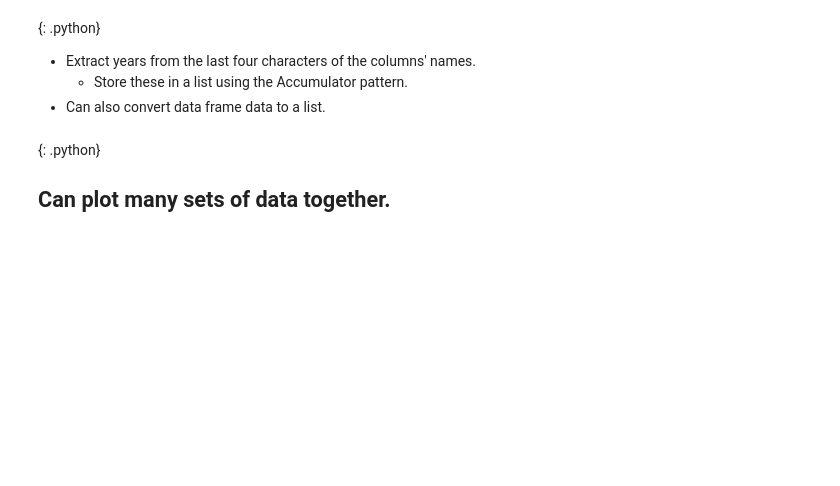
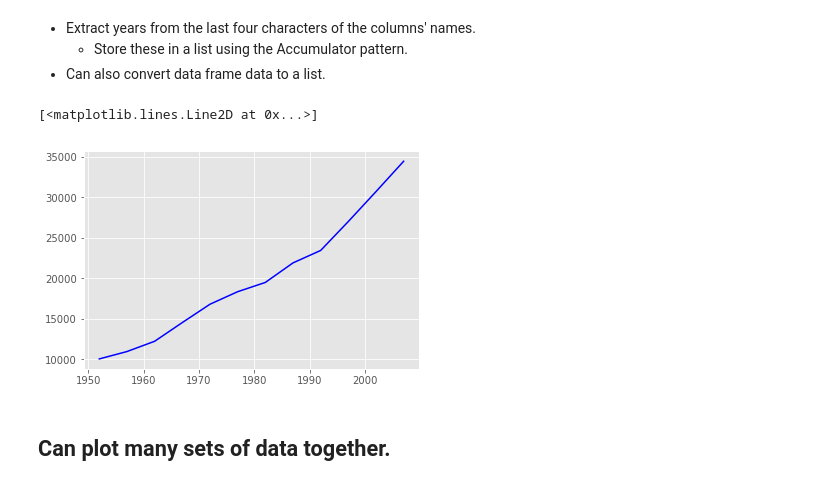
Before and after one commit to UA-Carpentries-Workshops/workshop-resources, a Jupyter notebook: 2018-02-10-Tucson/Python/12-plotting.ipynb, the cells around one changed output. Cells and saved outputs as stored; diff of their text form; code cells hidden in the pictures; blank space fills up the shorter version.

```diff
--- a/2018-02-10-Tucson/Python/12-plotting.ipynb
+++ b/2018-02-10-Tucson/Python/12-plotting.ipynb
@@ -71,24 +80,23 @@ plt.ylabel('GDP per capita')
 # %% [markdown]
-{: .python}
-
 *   Extract years from the last four characters of the columns' names.
     *   Store these in a list using the Accumulator pattern.
 *   Can also convert data frame data to a list.
 # %%
 # Accumulator pattern to collect years (as character strings).
 years = []
 for col in data.columns:
     year = col[-4:]
     years.append(year)
 
 # Australia data as list.
-gdp_australia = data.ix['Australia'].tolist()
+gdp_australia = data.loc['Australia'].tolist()
 
 # Plot: 'b-' sets the line style.
 plt.plot(years, gdp_australia, 'b-')
+# %% [output]
+[<matplotlib.lines.Line2D at 0x...>]
+[figure, added]
 # %% [markdown]
-{: .python}
-
 ## Can plot many sets of data together.
 # %%
 # Accumulator pattern to collect years (as character strings).
```
Also changed, not shown: parts of 27 cells of this notebook, 9 other files.
